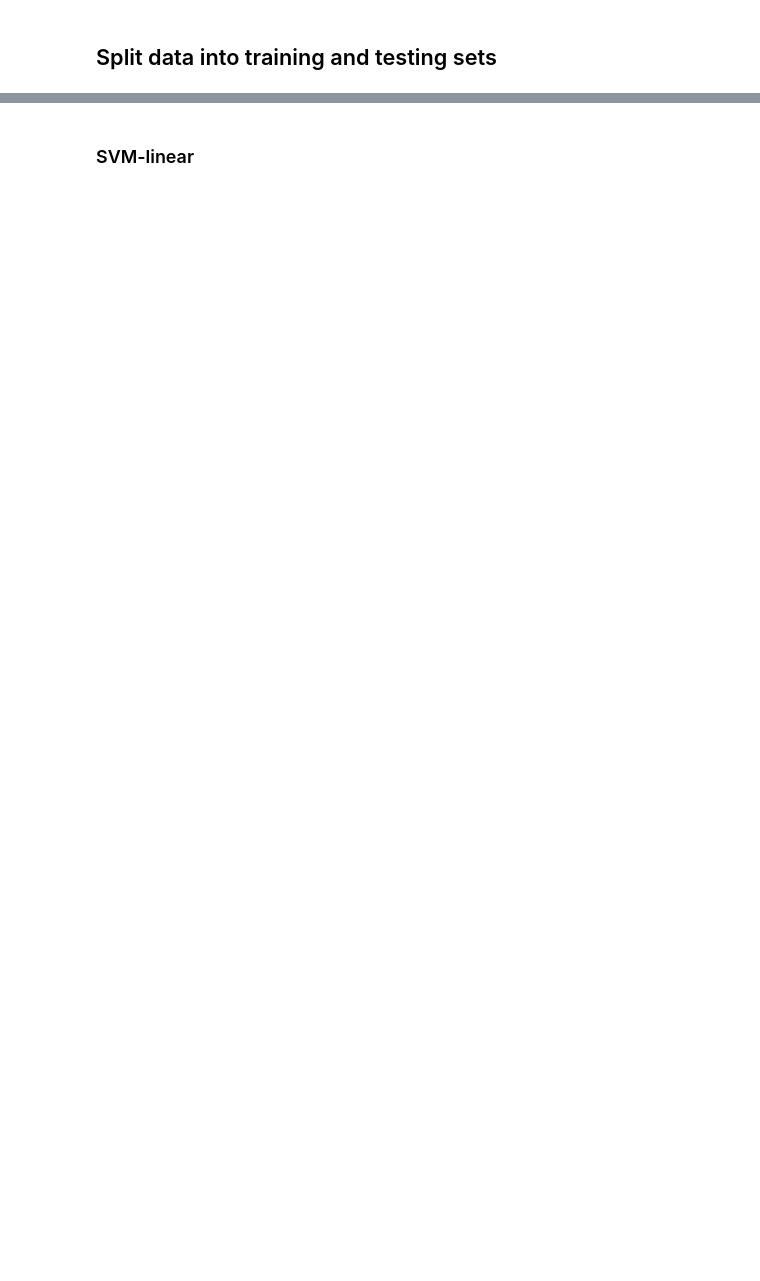
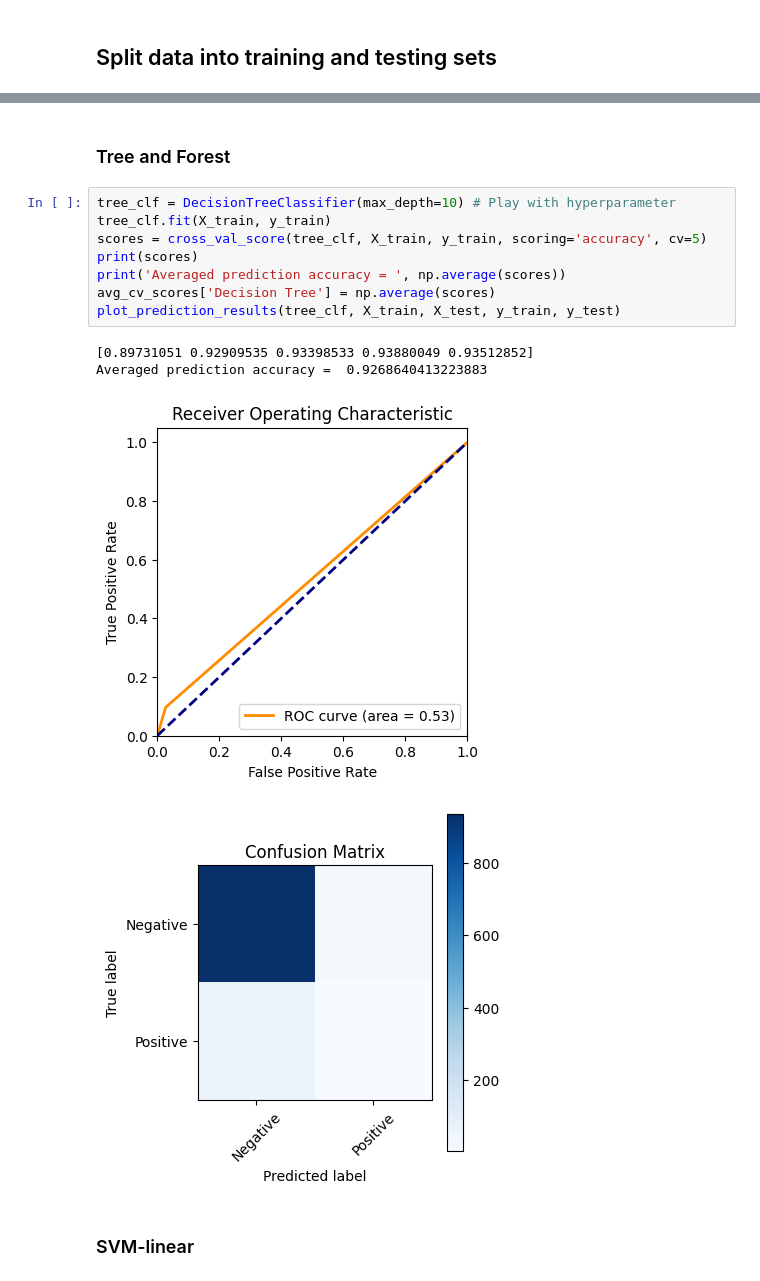
Before and after one commit to eomielan/manu465, a Jupyter notebook: assignments/assignment2/assignment2.ipynb, the cells around one changed output, grey strips where cells are left out. Saved outputs shown, nothing was run; the diff lists cells and outputs as text; blank space fills up the shorter version.

```diff
--- a/assignments/assignment2/assignment2.ipynb
+++ b/assignments/assignment2/assignment2.ipynb
@@ -293,2 +385,17 @@ memory usage: 479.2 KB
+# %% [markdown]
+### Tree and Forest
+# %%
+tree_clf = DecisionTreeClassifier(max_depth=10) # Play with hyperparameter
+tree_clf.fit(X_train, y_train)
+scores = cross_val_score(tree_clf, X_train, y_train, scoring='accuracy', cv=5)
+print(scores)
+print('Averaged prediction accuracy = ', np.average(scores))
+avg_cv_scores['Decision Tree'] = np.average(scores)
+plot_prediction_results(tree_clf, X_train, X_test, y_train, y_test)
+# %% [output]
+[0.89731051 0.92909535 0.93398533 0.93880049 0.93512852]
+Averaged prediction accuracy =  0.9268640413223883
+[figure, added]
+[figure, added]
 # %% [markdown]
 ### SVM-linear
```
Also changed, not shown: parts of 52 cells of this notebook.
